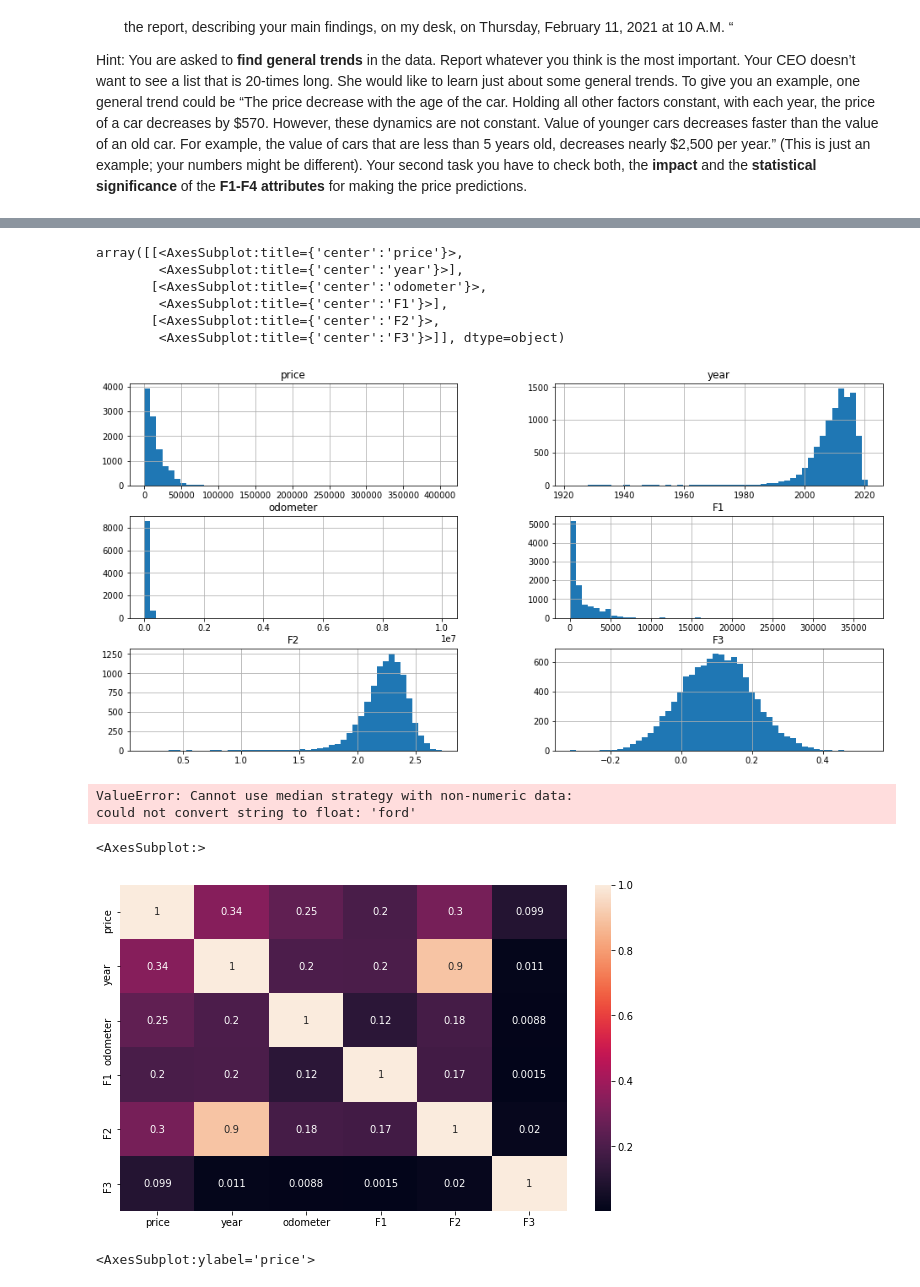
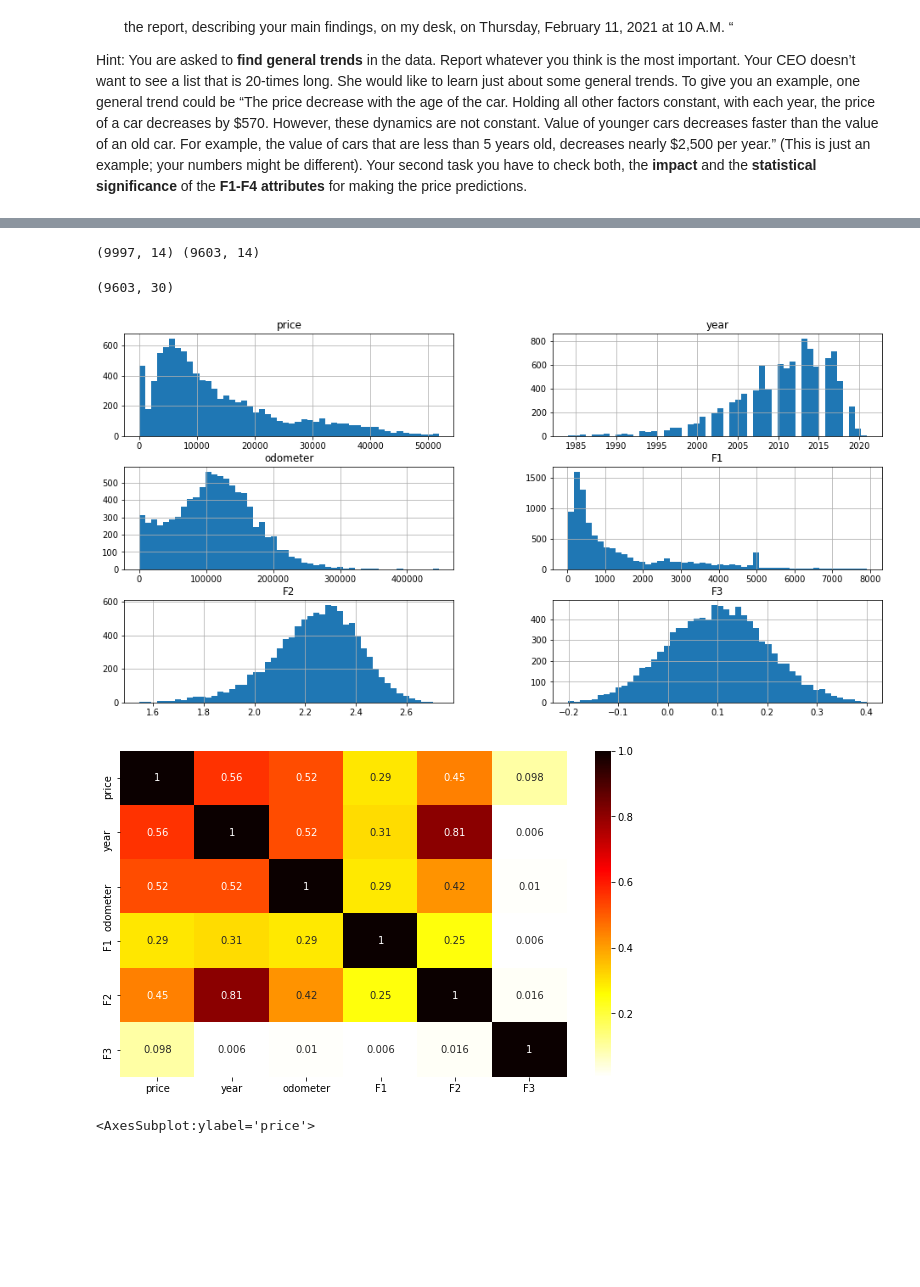
Before and after one commit to EricaXia/spr_2021, a Jupyter notebook: dsci552/ps_1.ipynb, the cells around one changed output, grey strips where cells are left out. Cells and saved outputs as stored; diff of their text form; code cells hidden in the pictures; blank space fills up the shorter version.

```diff
--- a/dsci552/ps_1.ipynb
+++ b/dsci552/ps_1.ipynb
@@ -109,0 +104,3 @@ dtype: int64
+# %%
+num_cols = df.select_dtypes(include=['float64', 'int64']).columns
+cat_cols = df.select_dtypes(include=['object']).columns
@@ -109,0 +111,18 @@ dtype: int64
+# %%
+## Outlier removal: get indicies of outlier locations
+outlier_locs = []
+for col in num_cols:
+    curr = df[col]
+    mean, std = np.mean(curr), np.std(curr)
+    cut_off = std * 3
+    lower, upper = mean - cut_off, mean + cut_off
+    # print(col, lower, upper)
+    for idx, val in curr.items():
+        if val < lower or val > upper:
+            outlier_locs.append(idx)
+# %%
+outliers = list(set(outlier_locs))
+df2 = df.drop(df.index[outliers])
+print(df.shape, df2.shape)
+# %% [output]
+(9997, 14) (9603, 14)
@@ -110,37 +143,21 @@ dtype: int64
+# %%
+arr_cleaned.shape
+# %% [output]
+(9603, 30)
 # %%
 ## plot data
-df.hist(bins=50, figsize=(16,8))
+df2.hist(bins=50, figsize=(16,8))
+plt.savefig('images/hist_1.png')
 # %% [output]
-array([[<AxesSubplot:title={'center':'price'}>,
-        <AxesSubplot:title={'center':'year'}>],
-       [<AxesSubplot:title={'center':'odometer'}>,
-        <AxesSubplot:title={'center':'F1'}>],
-       [<AxesSubplot:title={'center':'F2'}>,
-        <AxesSubplot:title={'center':'F3'}>]], dtype=object)
-[figure, old version]
+[figure, new version]
-# %%
-## Due to skewed datasets, we should clean data by:
-## remove outliers and fill missing vals (median imputation)
-## and scale the datasets (minmaxscaler)
-## and one-hot encoding for categorical vars (to prep for model)
-
-data_pipeline = Pipeline([
-    ('imputer', SimpleImputer(strategy='median'))
-    ## TODO
-])
-
-df_cleaned = data_pipeline.fit_transform(df)
-# %% [output]
-ValueError: Cannot use median strategy with non-numeric data:
-could not convert string to float: 'ford'
 # %%
 ## View correlations btwn features
 ## focus on effect on PRICE
 plt.figure(figsize=(10,6))
-sns.heatmap(df.corr().abs(), annot=True)
+sns.heatmap(df2.corr().abs(), annot=True, cmap="hot_r")
+plt.savefig('images/heatmap_1.png')
 # %% [output]
-<AxesSubplot:>
-[figure, old version]
+[figure, new version]
 # %%
 sns.boxplot(y='price', data=df)
 # %% [output]
```
Also changed, not shown: parts of 6 cells of this notebook, 2 other files.
